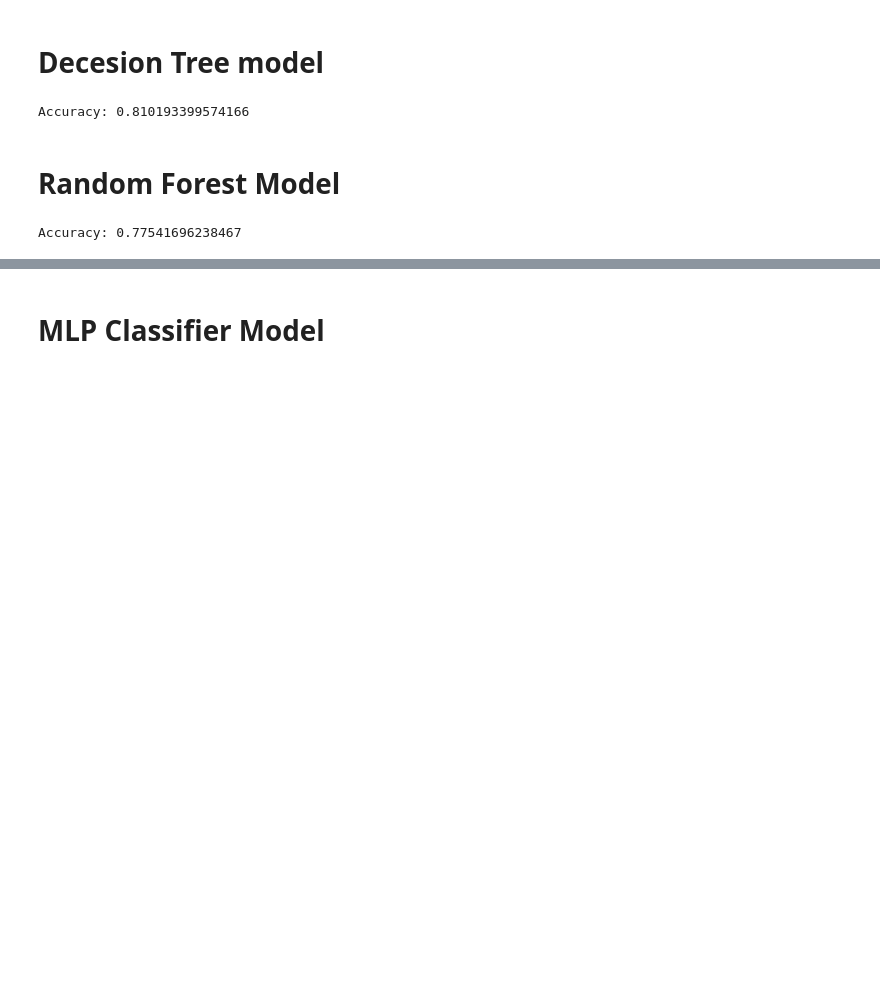
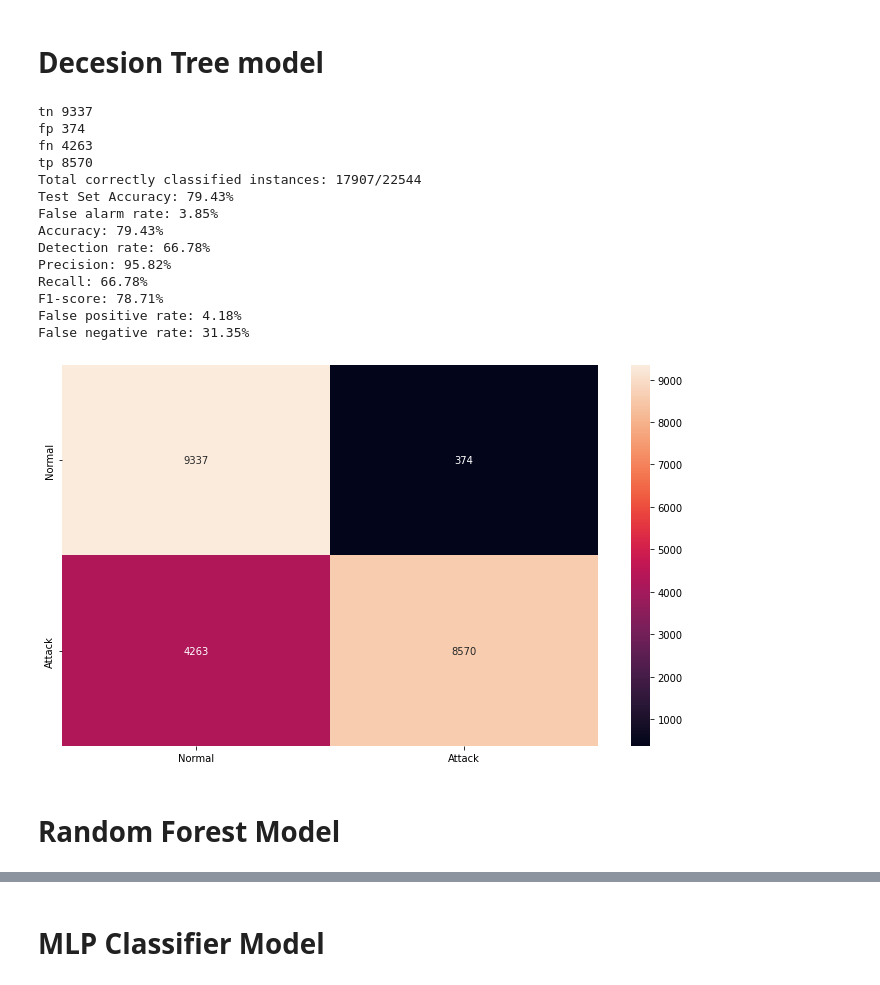
Before and after one commit to sotirischatzimiltis/MscThesis, a Jupyter notebook: TraditionalML/traditionalML.ipynb, the cells around one changed output, grey strips where cells are left out. Cells and saved outputs as stored; diff of their text form; code cells hidden in the pictures; blank space fills up the shorter version.

```diff
--- a/TraditionalML/traditionalML.ipynb
+++ b/TraditionalML/traditionalML.ipynb
@@ -33,17 +34,60 @@ x_test = testdata.drop('Traffic_type',axis=1)
 clf_dt = DecisionTreeClassifier() # create decision tree classifier
 clf_dt = clf_dt.fit(x_train,y_train) # train DT classifier
 y_pred = clf_dt.predict(x_test) # predict the response for the test dataset
-# %%
-print("Accuracy:",metrics.accuracy_score(y_test,y_pred))
-# %% [output]
-Accuracy: 0.810193399574166
+# %%
+correct =(y_pred==y_test).sum()
+total = len(y_pred)
+# constant for classes
+classes = ('Normal', 'Attack')
+
+# Build confusion matrix
+cf_matrix = confusion_matrix(y_test, y_pred)
+tn, fp, fn, tp = confusion_matrix(y_test,y_pred).ravel()
+print("tn",tn)
+print("fp",fp)
+print("fn",fn)
+print("tp",tp)
+# rows is the truth , columns is the predicted
+# plot confusion matrix with actual numbers
+df_cm= pd.DataFrame(cf_matrix, index = [i for i in classes],
+                     columns = [i for i in classes])
+
+
+plt.figure(figsize = (12,7))
+sn.heatmap(df_cm, annot=True,fmt ='g')
+
+precision = (tp/(tp+fp))
+recall = (tp/(tp+fn))
+
+print(f"Total correctly classified instances: {correct}/{total}")
+print(f"Test Set Accuracy: {100 * correct / total:.2f}%")
+print(f"False alarm rate: {100*(fp/(fp+tn)):.2f}%")
+print(f"Accuracy: {100*((tp+tn)/(tp+fp+fn+tn)):.2f}%")
+print(f"Detection rate: {100 *(tp/(tp+fn)):.2f}%")
+print(f"Precision: {100 * precision:.2f}%")
+print(f"Recall: {100 * recall:.2f}%")
+print(f"F1-score: {100 *((2*precision*recall)/(precision+recall)):.2f}%")
+print(f"False positive rate: {100*(fp/(fp+tp)):.2f}%")
+print(f"False negative rate: {100*(fn/(fn+tn)):.2f}%")
+# %% [output]
+tn 9337
+fp 374
+fn 4263
+tp 8570
+Total correctly classified instances: 17907/22544
+Test Set Accuracy: 79.43%
+False alarm rate: 3.85%
+Accuracy: 79.43%
+Detection rate: 66.78%
+Precision: 95.82%
+Recall: 66.78%
+F1-score: 78.71%
+False positive rate: 4.18%
+False negative rate: 31.35%
+[figure, added]
 # %% [markdown]
 # Random Forest Model
 # %%
 clf_rf = RandomForestClassifier()
 clf_rf = clf_rf.fit(x_train,y_train)
 y_pred = clf_rf.predict(x_test)
-# %%
-print("Accuracy:",metrics.accuracy_score(y_test,y_pred))
-# %% [output]
-Accuracy: 0.77541696238467
```
Also changed, not shown: parts of 5 cells of this notebook.
